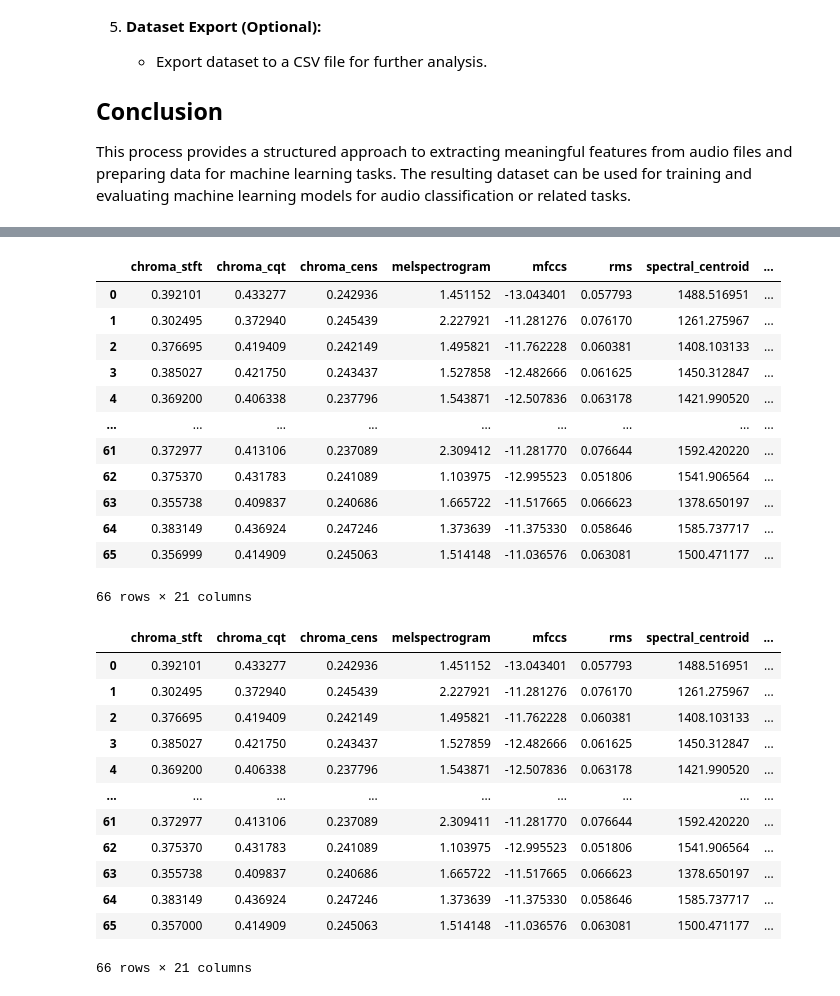
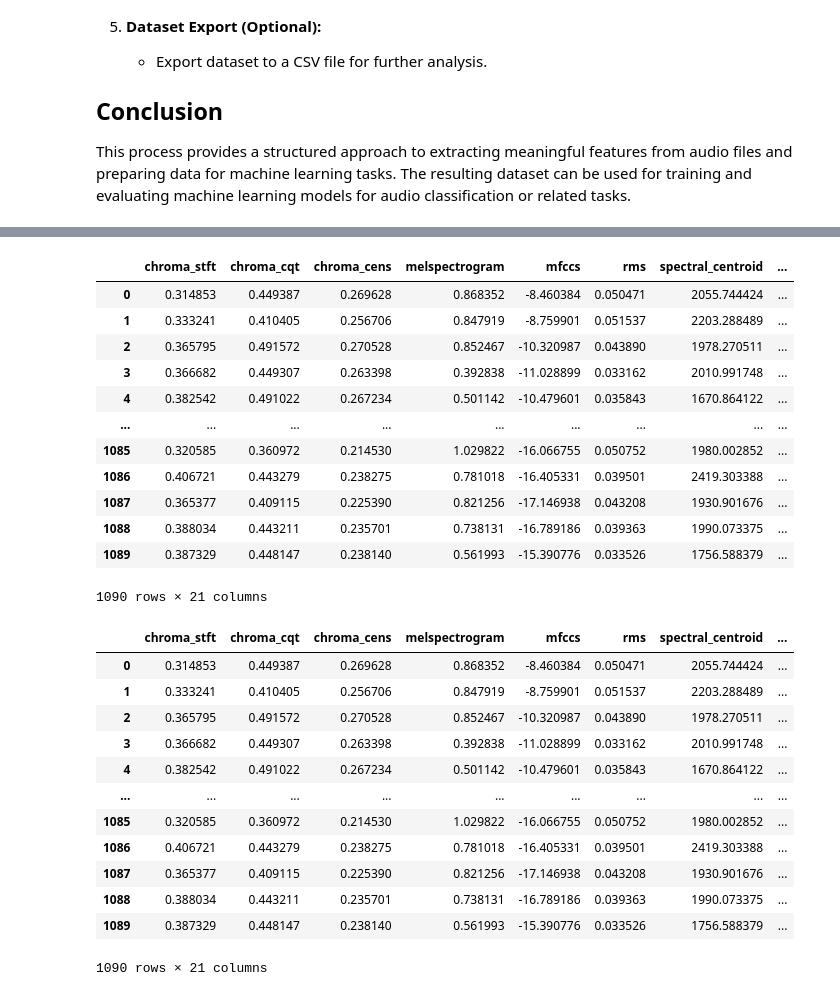
Before and after one commit to arbazameerk/J.A.R.V.I.S-URDU, a Jupyter notebook: Feature Extraction/JARVIS -- Feature Extraction.ipynb, the cells around one changed output, grey strips where cells are left out. Drawn from its saved outputs; the diff is of its cells as text; code cells hidden in the pictures.

```diff
--- a/Feature Extraction/JARVIS -- Feature Extraction.ipynb
+++ b/Feature Extraction/JARVIS -- Feature Extraction.ipynb
@@ -165,6 +268,6 @@ class Feature_Extraction:
 data=Feature_Extraction()
 data.compute_features()
 # %%
-# data=Data_Preprocessing()
-# data.preprocessing()
+data=Data_Preprocessing()
+data.preprocessing()
 data.X
@@ -180,17 +301,17 @@ XX
 # data.X
 # %% [output]
 |  | chroma_stft | chroma_cqt | chroma_cens | melspectrogram | mfccs | rms | spectral_centroid | ... |
-| 0 | 0.392101 | 0.433277 | 0.242936 | 1.451152 | -13.043401 | 0.057793 | 1488.516951 | ... |
-| 1 | 0.302495 | 0.372940 | 0.245439 | 2.227921 | -11.281276 | 0.076170 | 1261.275967 | ... |
-| 2 | 0.376695 | 0.419409 | 0.242149 | 1.495821 | -11.762228 | 0.060381 | 1408.103133 | ... |
-| 3 | 0.385027 | 0.421750 | 0.243437 | 1.527858 | -12.482666 | 0.061625 | 1450.312847 | ... |
-| 4 | 0.369200 | 0.406338 | 0.237796 | 1.543871 | -12.507836 | 0.063178 | 1421.990520 | ... |
+| 0 | 0.314853 | 0.449387 | 0.269628 | 0.868352 | -8.460384 | 0.050471 | 2055.744424 | ... |
+| 1 | 0.333241 | 0.410405 | 0.256706 | 0.847919 | -8.759901 | 0.051537 | 2203.288489 | ... |
+| 2 | 0.365795 | 0.491572 | 0.270528 | 0.852467 | -10.320987 | 0.043890 | 1978.270511 | ... |
+| 3 | 0.366682 | 0.449307 | 0.263398 | 0.392838 | -11.028899 | 0.033162 | 2010.991748 | ... |
+| 4 | 0.382542 | 0.491022 | 0.267234 | 0.501142 | -10.479601 | 0.035843 | 1670.864122 | ... |
 | ... | ... | ... | ... | ... | ... | ... | ... | ... |
-| 61 | 0.372977 | 0.413106 | 0.237089 | 2.309412 | -11.281770 | 0.076644 | 1592.420220 | ... |
-| 62 | 0.375370 | 0.431783 | 0.241089 | 1.103975 | -12.995523 | 0.051806 | 1541.906564 | ... |
-| 63 | 0.355738 | 0.409837 | 0.240686 | 1.665722 | -11.517665 | 0.066623 | 1378.650197 | ... |
-| 64 | 0.383149 | 0.436924 | 0.247246 | 1.373639 | -11.375330 | 0.058646 | 1585.737717 | ... |
-| 65 | 0.356999 | 0.414909 | 0.245063 | 1.514148 | -11.036576 | 0.063081 | 1500.471177 | ... |
+| 1085 | 0.320585 | 0.360972 | 0.214530 | 1.029822 | -16.066755 | 0.050752 | 1980.002852 | ... |
+| 1086 | 0.406721 | 0.443279 | 0.238275 | 0.781018 | -16.405331 | 0.039501 | 2419.303388 | ... |
+| 1087 | 0.365377 | 0.409115 | 0.225390 | 0.821256 | -17.146938 | 0.043208 | 1930.901676 | ... |
+| 1088 | 0.388034 | 0.443211 | 0.235701 | 0.738131 | -16.789186 | 0.039363 | 1990.073375 | ... |
+| 1089 | 0.387329 | 0.448147 | 0.238140 | 0.561993 | -15.390776 | 0.033526 | 1756.588379 | ... |
-66 rows × 21 columns
+1090 rows × 21 columns
 # %%
 os.getcwd()
@@ -201,17 +322,17 @@ os.chdir(path)
 # %%
 data=pd.read_csv("data.csv")
-data
+XX
 # %% [output]
 |  | chroma_stft | chroma_cqt | chroma_cens | melspectrogram | mfccs | rms | spectral_centroid | ... |
-| 0 | 0.392101 | 0.433277 | 0.242936 | 1.451152 | -13.043401 | 0.057793 | 1488.516951 | ... |
-| 1 | 0.302495 | 0.372940 | 0.245439 | 2.227921 | -11.281276 | 0.076170 | 1261.275967 | ... |
-| 2 | 0.376695 | 0.419409 | 0.242149 | 1.495821 | -11.762228 | 0.060381 | 1408.103133 | ... |
-| 3 | 0.385027 | 0.421750 | 0.243437 | 1.527859 | -12.482666 | 0.061625 | 1450.312847 | ... |
-| 4 | 0.369200 | 0.406338 | 0.237796 | 1.543871 | -12.507836 | 0.063178 | 1421.990520 | ... |
+| 0 | 0.314853 | 0.449387 | 0.269628 | 0.868352 | -8.460384 | 0.050471 | 2055.744424 | ... |
+| 1 | 0.333241 | 0.410405 | 0.256706 | 0.847919 | -8.759901 | 0.051537 | 2203.288489 | ... |
+| 2 | 0.365795 | 0.491572 | 0.270528 | 0.852467 | -10.320987 | 0.043890 | 1978.270511 | ... |
+| 3 | 0.366682 | 0.449307 | 0.263398 | 0.392838 | -11.028899 | 0.033162 | 2010.991748 | ... |
+| 4 | 0.382542 | 0.491022 | 0.267234 | 0.501142 | -10.479601 | 0.035843 | 1670.864122 | ... |
 | ... | ... | ... | ... | ... | ... | ... | ... | ... |
-| 61 | 0.372977 | 0.413106 | 0.237089 | 2.309411 | -11.281770 | 0.076644 | 1592.420220 | ... |
-| 62 | 0.375370 | 0.431783 | 0.241089 | 1.103975 | -12.995523 | 0.051806 | 1541.906564 | ... |
-| 63 | 0.355738 | 0.409837 | 0.240686 | 1.665722 | -11.517665 | 0.066623 | 1378.650197 | ... |
-| 64 | 0.383149 | 0.436924 | 0.247246 | 1.373639 | -11.375330 | 0.058646 | 1585.737717 | ... |
-| 65 | 0.357000 | 0.414909 | 0.245063 | 1.514148 | -11.036576 | 0.063081 | 1500.471177 | ... |
+| 1085 | 0.320585 | 0.360972 | 0.214530 | 1.029822 | -16.066755 | 0.050752 | 1980.002852 | ... |
+| 1086 | 0.406721 | 0.443279 | 0.238275 | 0.781018 | -16.405331 | 0.039501 | 2419.303388 | ... |
+| 1087 | 0.365377 | 0.409115 | 0.225390 | 0.821256 | -17.146938 | 0.043208 | 1930.901676 | ... |
+| 1088 | 0.388034 | 0.443211 | 0.235701 | 0.738131 | -16.789186 | 0.039363 | 1990.073375 | ... |
+| 1089 | 0.387329 | 0.448147 | 0.238140 | 0.561993 | -15.390776 | 0.033526 | 1756.588379 | ... |
-66 rows × 21 columns
+1090 rows × 21 columns
```
Also changed, not shown: parts of 14 cells of this notebook, 1 other file.
